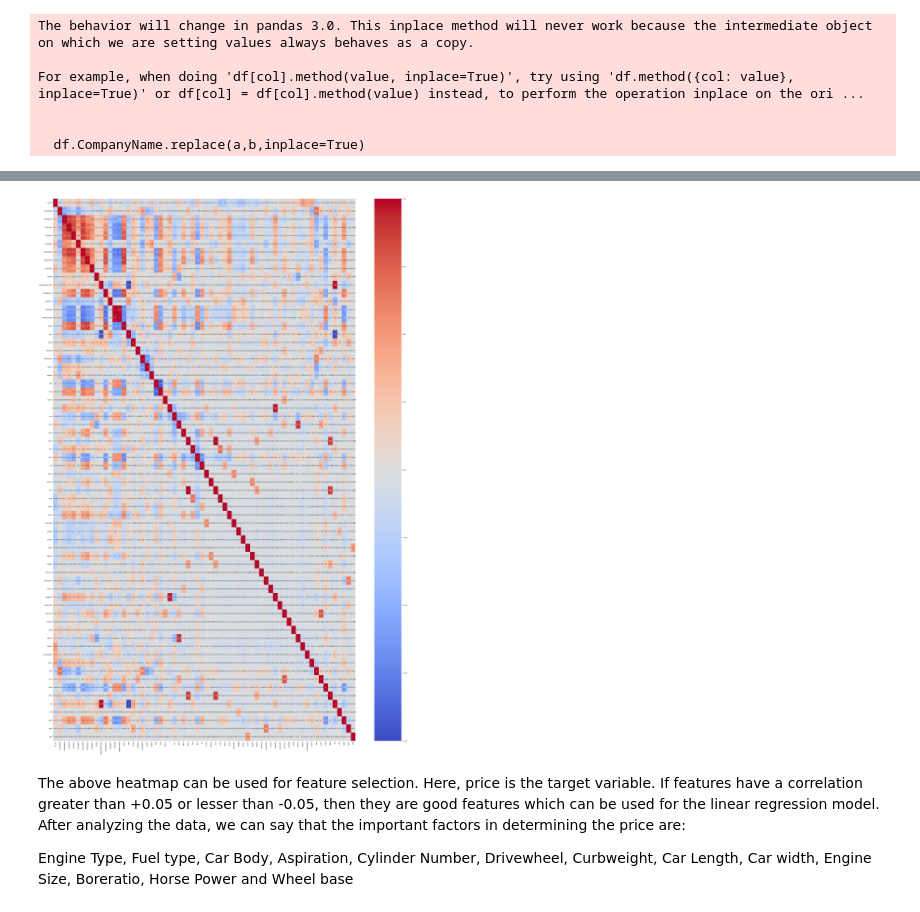
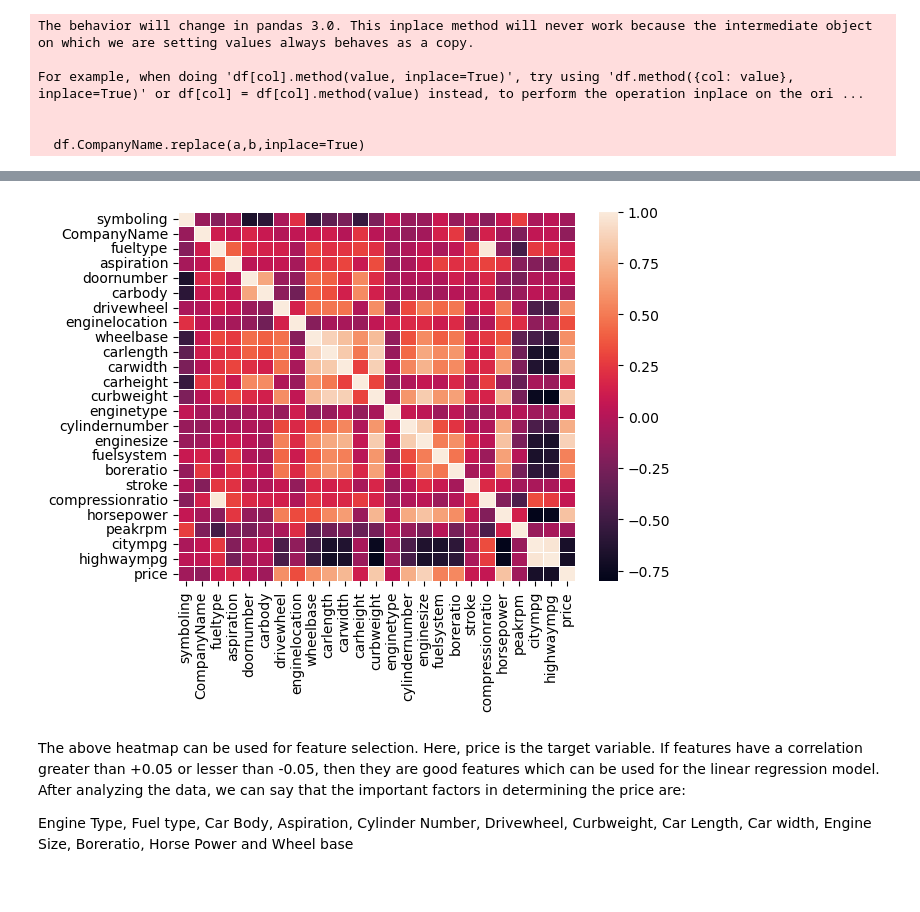
Before and after one commit to Sumay010306/GIT3-MRM, a Jupyter notebook: Improved Linear Regression.ipynb, the cells around one changed output, grey strips where cells are left out. Drawn from its saved outputs; the diff is of its cells as text; code cells hidden in the pictures.

```diff
--- a/Improved Linear Regression.ipynb
+++ b/Improved Linear Regression.ipynb
@@ -123,9 +109,8 @@ corr
-# %%
-plt.figure(figsize=(45,65))
-sns.heatmap(corr, annot=True, cmap='coolwarm') #annot=True adds correlation values to heatmap cells and cmap='coolwarm' sets the color map for the heatmap
-plt.show()
-# %% [output]
-[figure, removed]
+# %%
+sns.heatmap(corr, fmt='.2f', linewidths=0.5)
+plt.show()
+# %% [output]
+[figure, added]
 # %% [markdown]
 The above heatmap can be used for feature selection. Here, price is the target variable. If features have a correlation greater than +0.05 or lesser than -0.05, then they are good features which can be used for the linear regression model.
 After analyzing the data, we can say that the important factors in determining the price are:
```
Also changed, not shown: parts of 7 cells of this notebook.
